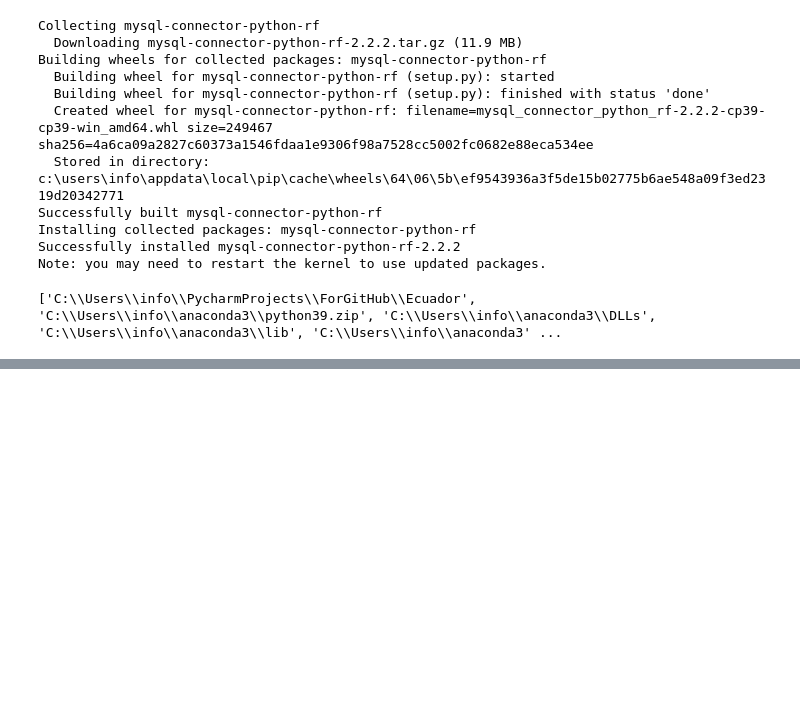
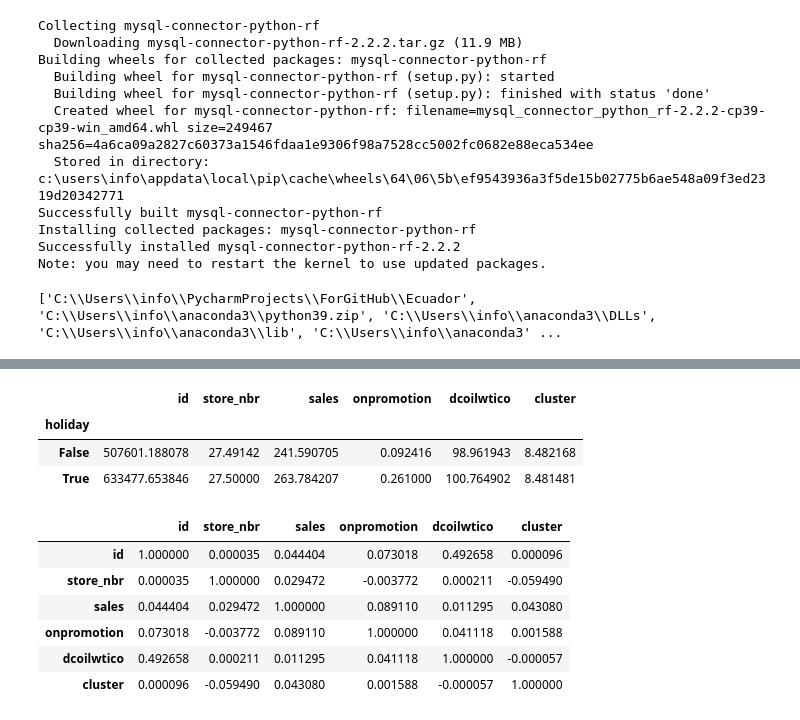
Before and after one commit to ChrisMaringka/Ecuador, a Jupyter notebook: Ecuador.ipynb, the cells around one changed output, grey strips where cells are left out. Drawn from its saved outputs; the diff is of its cells as text; code cells hidden in the pictures; blank space fills up the shorter version.

```diff
--- a/Ecuador.ipynb
+++ b/Ecuador.ipynb
@@ -80,0 +153,7 @@ array(['Holiday', nan, 'Work Day'], dtype=object)
+# %%
+df.groupby('holiday').mean('sales')
+# %% [output]
+|  | id | store_nbr | sales | onpromotion | dcoilwtico | cluster |
+| holiday |  |  |  |  |  |  |
+| False | 507601.188078 | 27.49142 | 241.590705 | 0.092416 | 98.961943 | 8.482168 |
+| True | 633477.653846 | 27.50000 | 263.784207 | 0.261000 | 100.764902 | 8.481481 |
@@ -80,0 +162,10 @@ array(['Holiday', nan, 'Work Day'], dtype=object)
+# %%
+df.corr(method='pearson', min_periods=1).style.background_gradient(cmap="Blues")
+# %% [output]
+|  | id | store_nbr | sales | onpromotion | dcoilwtico | cluster |
+| id | 1.000000 | 0.000035 | 0.044404 | 0.073018 | 0.492658 | 0.000096 |
+| store_nbr | 0.000035 | 1.000000 | 0.029472 | -0.003772 | 0.000211 | -0.059490 |
+| sales | 0.044404 | 0.029472 | 1.000000 | 0.089110 | 0.011295 | 0.043080 |
+| onpromotion | 0.073018 | -0.003772 | 0.089110 | 1.000000 | 0.041118 | 0.001588 |
+| dcoilwtico | 0.492658 | 0.000211 | 0.011295 | 0.041118 | 1.000000 | -0.000057 |
+| cluster | 0.000096 | -0.059490 | 0.043080 | 0.001588 | -0.000057 | 1.000000 |
```
Also changed, not shown: parts of 14 cells of this notebook.
